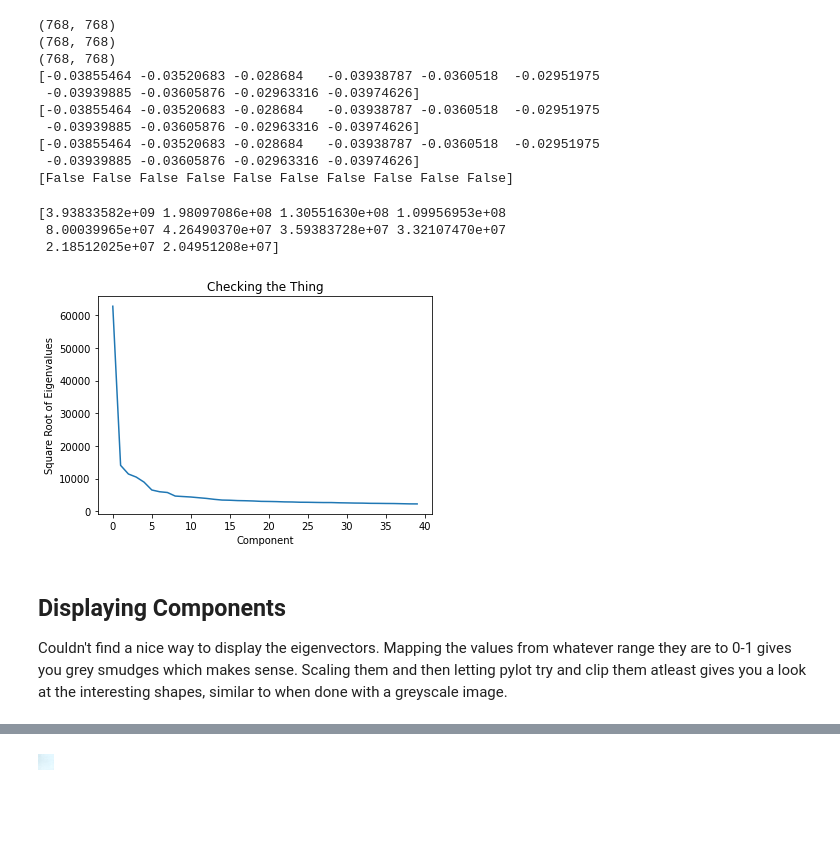
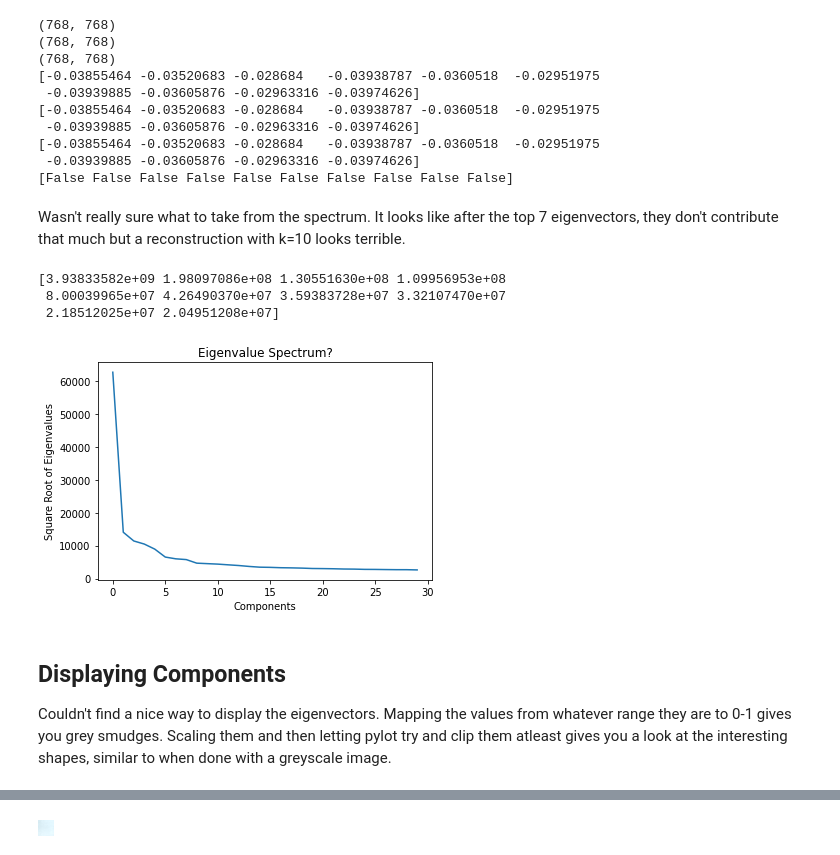
Before and after one commit to d-egan/cs7gv1_Assignment-1, a Jupyter notebook: CS7GV1_Assignment_1_PartA.ipynb, the cells around one changed output, grey strips where cells are left out. Saved outputs shown, nothing was run; the diff lists cells and outputs as text; code cells hidden in the pictures; blank space fills up the shorter version.

Commit message:
Added a title and some comments

```diff
--- a/CS7GV1_Assignment_1_PartA.ipynb
+++ b/CS7GV1_Assignment_1_PartA.ipynb
@@ -126,22 +128,24 @@ print(np.equal(V[0,:10], evssorted.T[0,:10]))
 [-0.03855464 -0.03520683 -0.028684   -0.03938787 -0.0360518  -0.02951975
  -0.03939885 -0.03605876 -0.02963316 -0.03974626]
 [False False False False False False False False False False]
+# %% [markdown]
+Wasn't really sure what to take from the spectrum. It looks like after the top 7 eigenvectors, they don't contribute that much but a reconstruction with k=10 looks terrible.
 # %%
 print(S[:10])
-plt.plot(np.sqrt(S[:40]))
-plt.title("Checking the Thing")
-plt.xlabel("Component")
+plt.plot(np.sqrt(S[:30]))
+plt.title("Eigenvalue Spectrum?")
+plt.xlabel("Components")
 plt.ylabel("Square Root of Eigenvalues")
 plt.show()
 # %% [output]
 [3.93833582e+09 1.98097086e+08 1.30551630e+08 1.09956953e+08
  8.00039965e+07 4.26490370e+07 3.59383728e+07 3.32107470e+07
  2.18512025e+07 2.04951208e+07]
-[figure, old version]
+[figure, new version]
 # %% [markdown]
 ## Displaying Components
 
-Couldn't find a nice way to display the eigenvectors. Mapping the values from whatever range they are to 0-1 gives you grey smudges which makes sense. Scaling them and then letting pylot try and clip them atleast gives you a look at the interesting shapes, similar to when done with a greyscale image.
+Couldn't find a nice way to display the eigenvectors. Mapping the values from whatever range they are to 0-1 gives you grey smudges. Scaling them and then letting pylot try and clip them atleast gives you a look at the interesting shapes, similar to when done with a greyscale image.
 # %%
 from mpl_toolkits.axes_grid1 import ImageGrid
 
```
Also changed, not shown: parts of 17 cells of this notebook.
